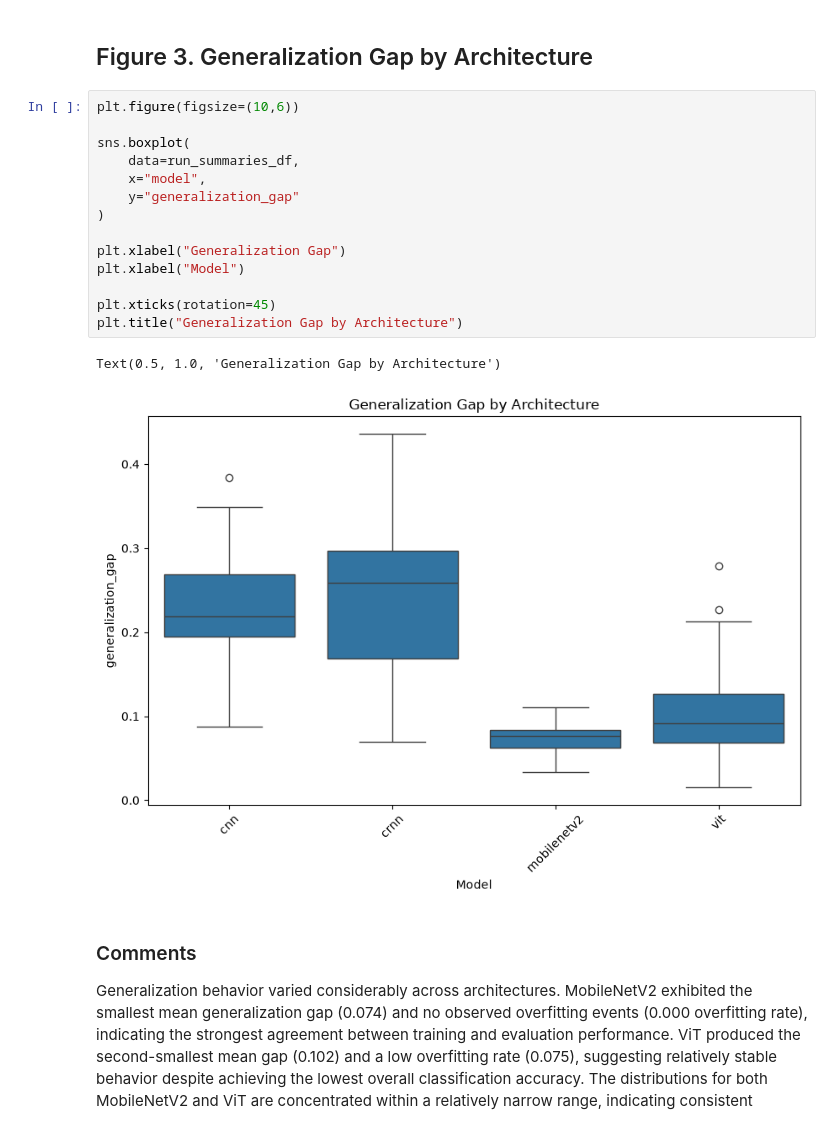
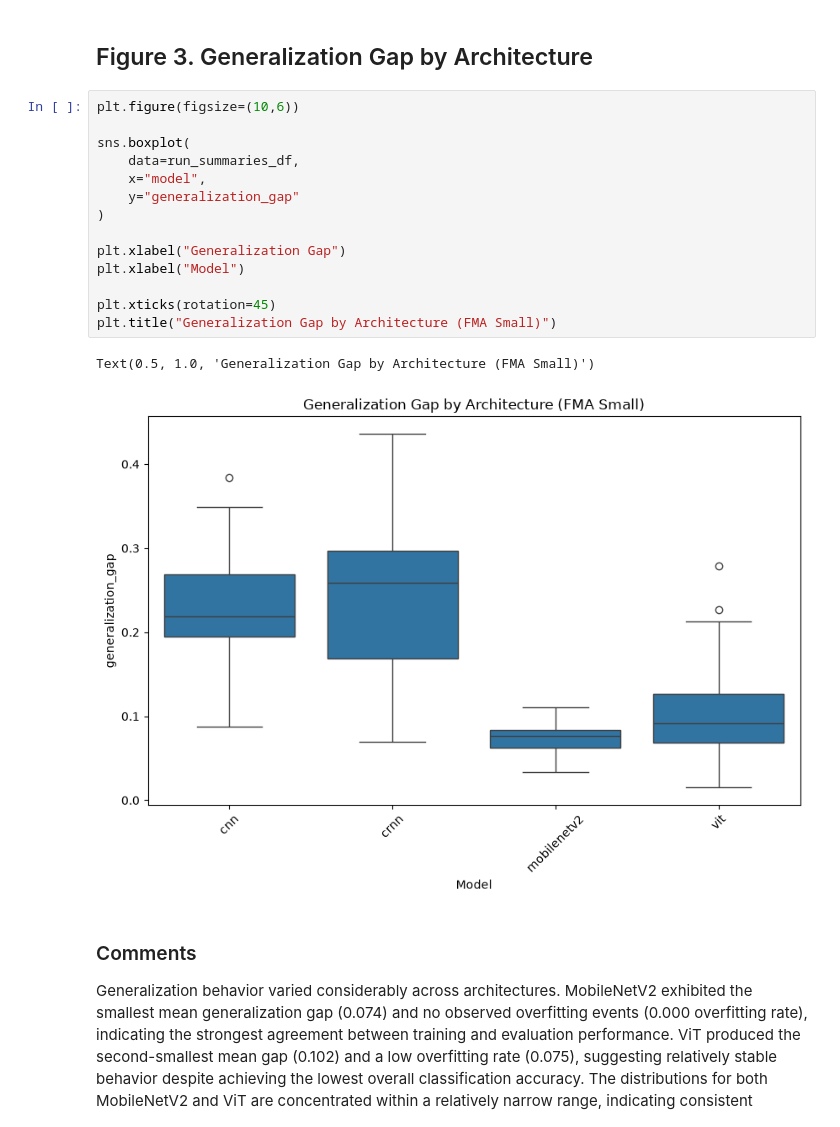
Before and after one commit to d-bruning/deep-learning-audio-classification, a Jupyter notebook: fma_analysis.ipynb, the cells around one changed output. Drawn from its saved outputs; the diff is of its cells as text.

```diff
--- a/fma_analysis.ipynb
+++ b/fma_analysis.ipynb
@@ -1349,20 +1349,20 @@ These results demonstrate that predictive performance and computational efficien
 # %%
 plt.figure(figsize=(10,6))
 
 sns.boxplot(
     data=run_summaries_df,
     x="model",
     y="generalization_gap"
 )
 
 plt.xlabel("Generalization Gap")
 plt.xlabel("Model")
 
 plt.xticks(rotation=45)
-plt.title("Generalization Gap by Architecture")
+plt.title("Generalization Gap by Architecture (FMA Small)")
 # %% [output]
-Text(0.5, 1.0, 'Generalization Gap by Architecture')
+Text(0.5, 1.0, 'Generalization Gap by Architecture (FMA Small)')
-[figure, old version]
+[figure, new version]
 # %% [markdown]
 ### Comments
 Generalization behavior varied considerably across architectures. MobileNetV2 exhibited the smallest mean generalization gap (0.074) and no observed overfitting events (0.000 overfitting rate), indicating the strongest agreement between training and evaluation performance. ViT produced the second-smallest mean gap (0.102) and a low overfitting rate (0.075), suggesting relatively stable behavior despite achieving the lowest overall classification accuracy. The distributions for both MobileNetV2 and ViT are concentrated within a relatively narrow range, indicating consistent generalization across durations and random seeds.
```
Also changed, not shown: parts of 9 cells of this notebook, 2 other files.
